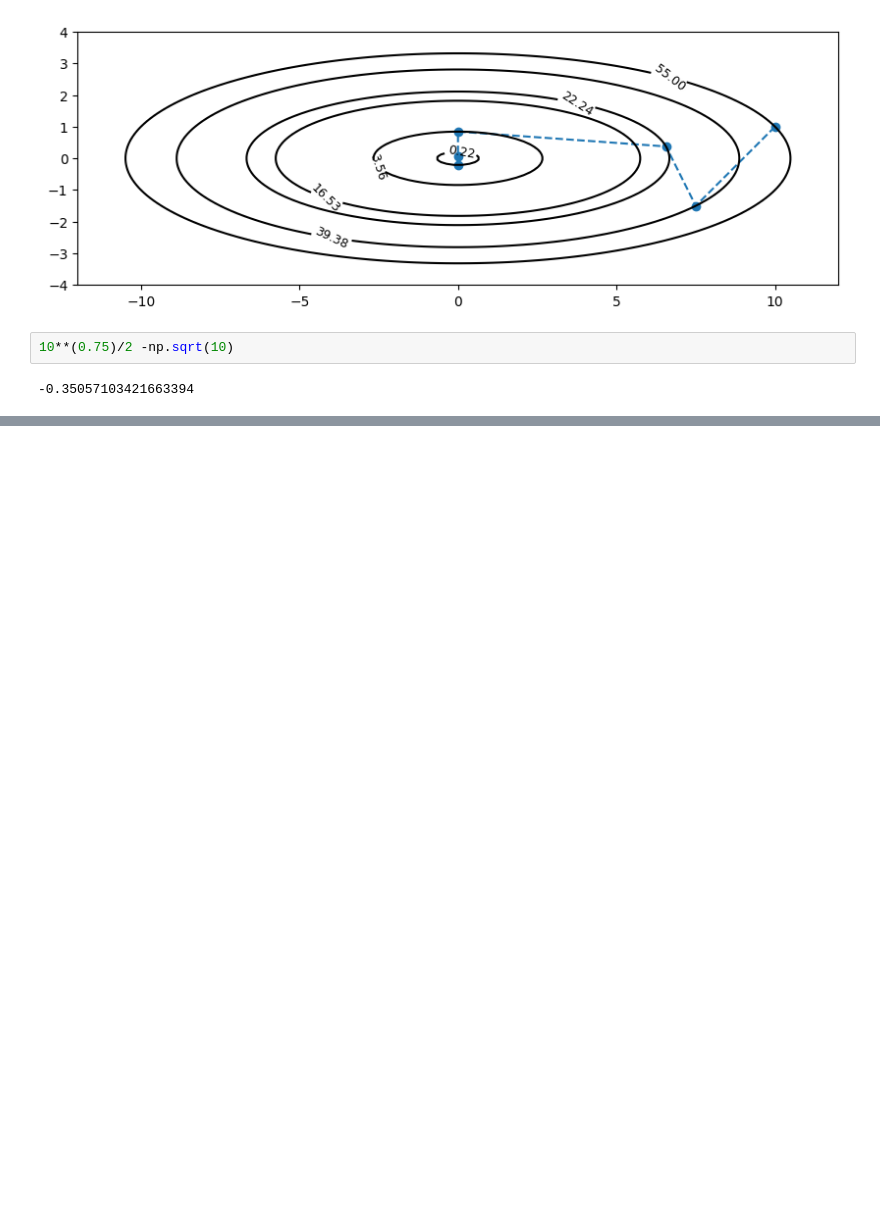
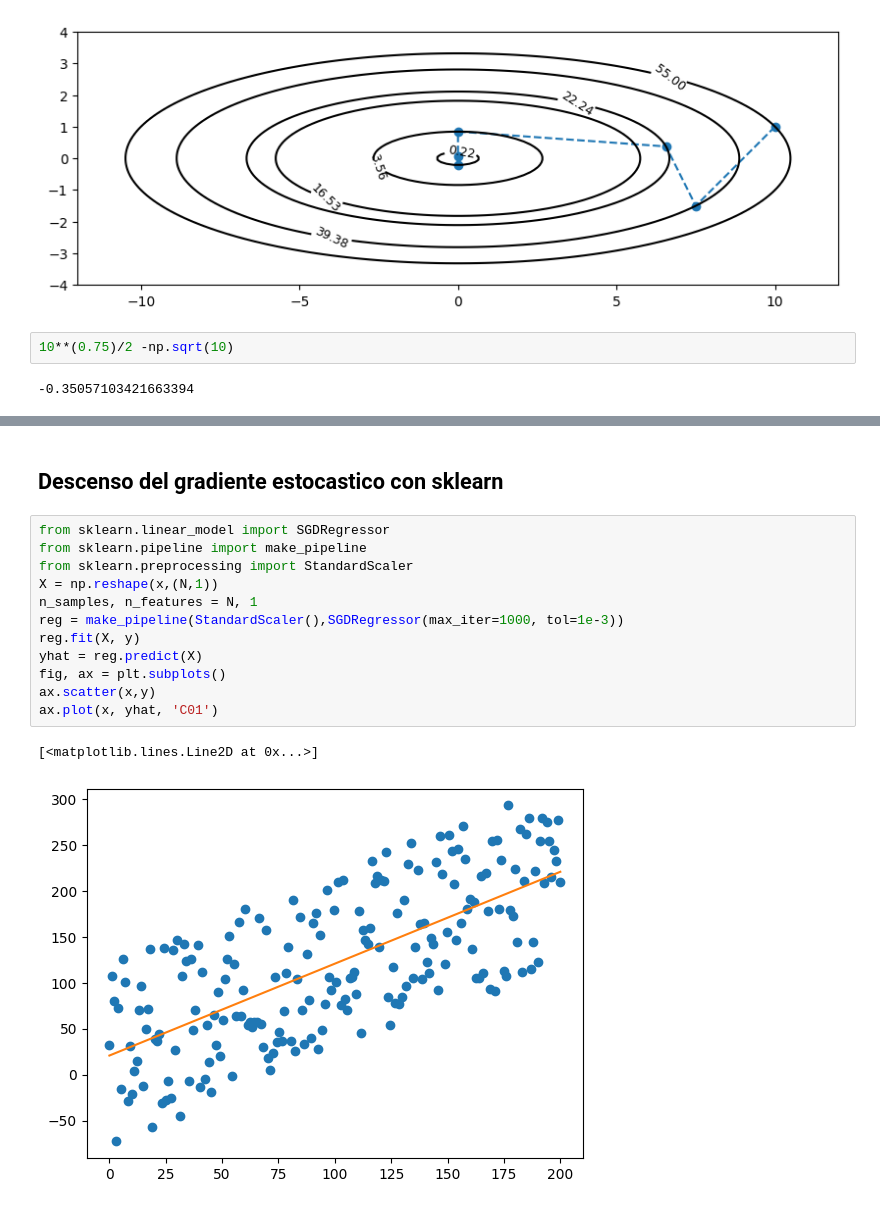
Before and after one commit to ManuelSanchezUribe/MIA_IMT3850_public, a Jupyter notebook: Semana8/Semana8.ipynb, the cells around one changed output, grey strips where cells are left out. Saved outputs shown, nothing was run; the diff lists cells and outputs as text; blank space fills up the shorter version.

```diff
--- a/Semana8/Semana8.ipynb
+++ b/Semana8/Semana8.ipynb
@@ -186,0 +284,17 @@ ax.set_aspect('equal')
+# %% [markdown]
+## Descenso del gradiente estocastico con sklearn
+# %%
+from sklearn.linear_model import SGDRegressor
+from sklearn.pipeline import make_pipeline
+from sklearn.preprocessing import StandardScaler
+X = np.reshape(x,(N,1))
+n_samples, n_features = N, 1
+reg = make_pipeline(StandardScaler(),SGDRegressor(max_iter=1000, tol=1e-3))
+reg.fit(X, y)
+yhat = reg.predict(X)
+fig, ax = plt.subplots()
+ax.scatter(x,y)
+ax.plot(x, yhat, 'C01')
+# %% [output]
+[<matplotlib.lines.Line2D at 0x...>]
+[figure, added]
```
Also changed, not shown: parts of 27 cells of this notebook, 8 other files.
